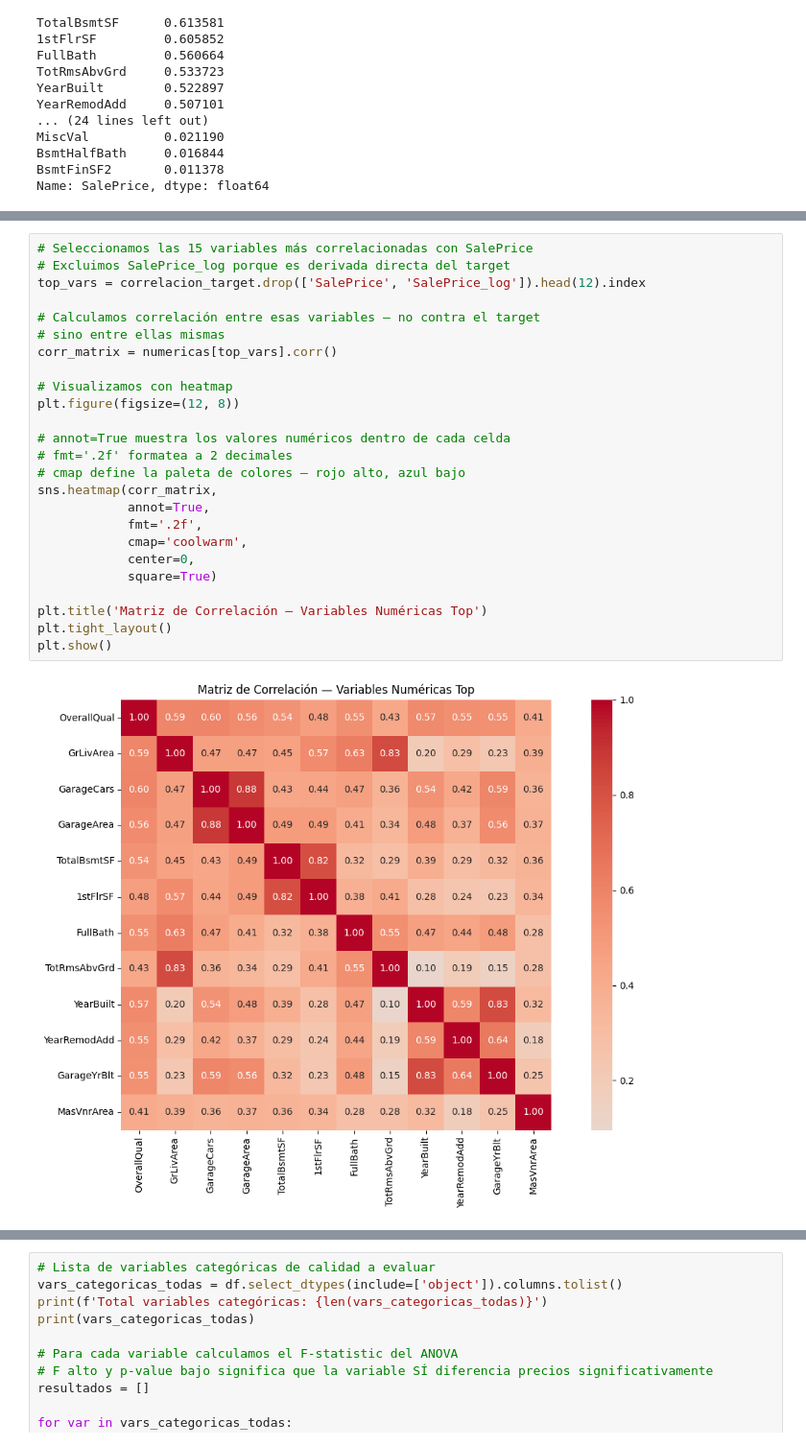
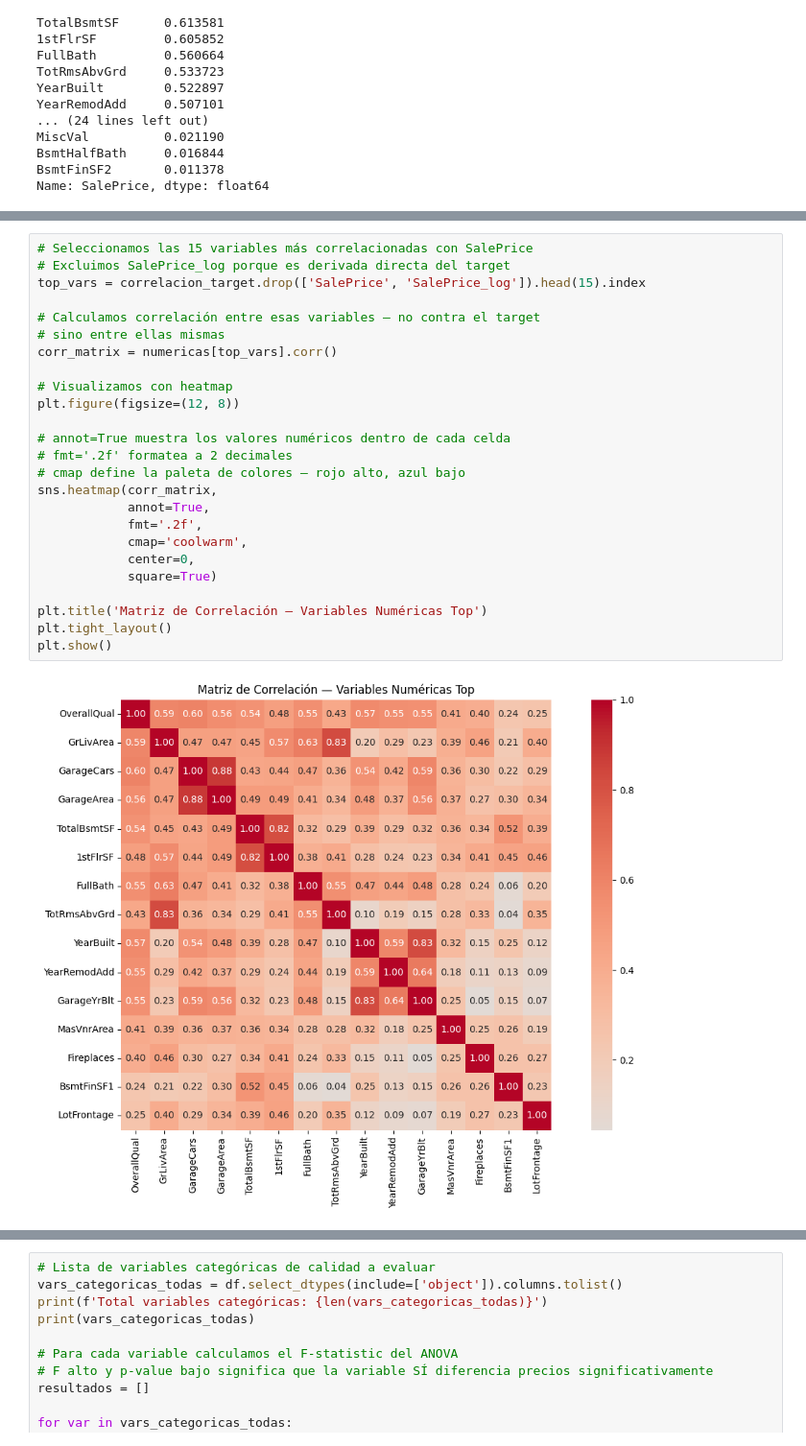
Before and after one commit to FelipeCH13/vortex-house-prices, a Jupyter notebook: src/notebooks/01_eda.ipynb, the cells around one changed output, grey strips where cells are left out. Shown at 96% size. Drawn from its saved outputs; the diff is of its cells as text.

```diff
--- a/src/notebooks/01_eda.ipynb
+++ b/src/notebooks/01_eda.ipynb
@@ -337,30 +341,30 @@ La multicolinealidad no reduce la capacidad predictiva del modelo, pero sí su *
 # %%
 # Seleccionamos las 15 variables más correlacionadas con SalePrice
 # Excluimos SalePrice_log porque es derivada directa del target
-top_vars = correlacion_target.drop(['SalePrice', 'SalePrice_log']).head(12).index
+top_vars = correlacion_target.drop(['SalePrice', 'SalePrice_log']).head(15).index
 
 # Calculamos correlación entre esas variables — no contra el target
 # sino entre ellas mismas
 corr_matrix = numericas[top_vars].corr()
 
 # Visualizamos con heatmap
 plt.figure(figsize=(12, 8))
 
 # annot=True muestra los valores numéricos dentro de cada celda
 # fmt='.2f' formatea a 2 decimales
 # cmap define la paleta de colores — rojo alto, azul bajo
 sns.heatmap(corr_matrix,
             annot=True,
             fmt='.2f',
             cmap='coolwarm',
             center=0,
             square=True)
 
 plt.title('Matriz de Correlación — Variables Numéricas Top')
 plt.tight_layout()
 plt.show()
 # %% [output]
-[figure, old version]
+[figure, new version]
 # %% [markdown]
 ## 9. ANOVA sobre variables categóricas
 
```
Also changed, not shown: parts of 3 cells of this notebook, 2 other files.
